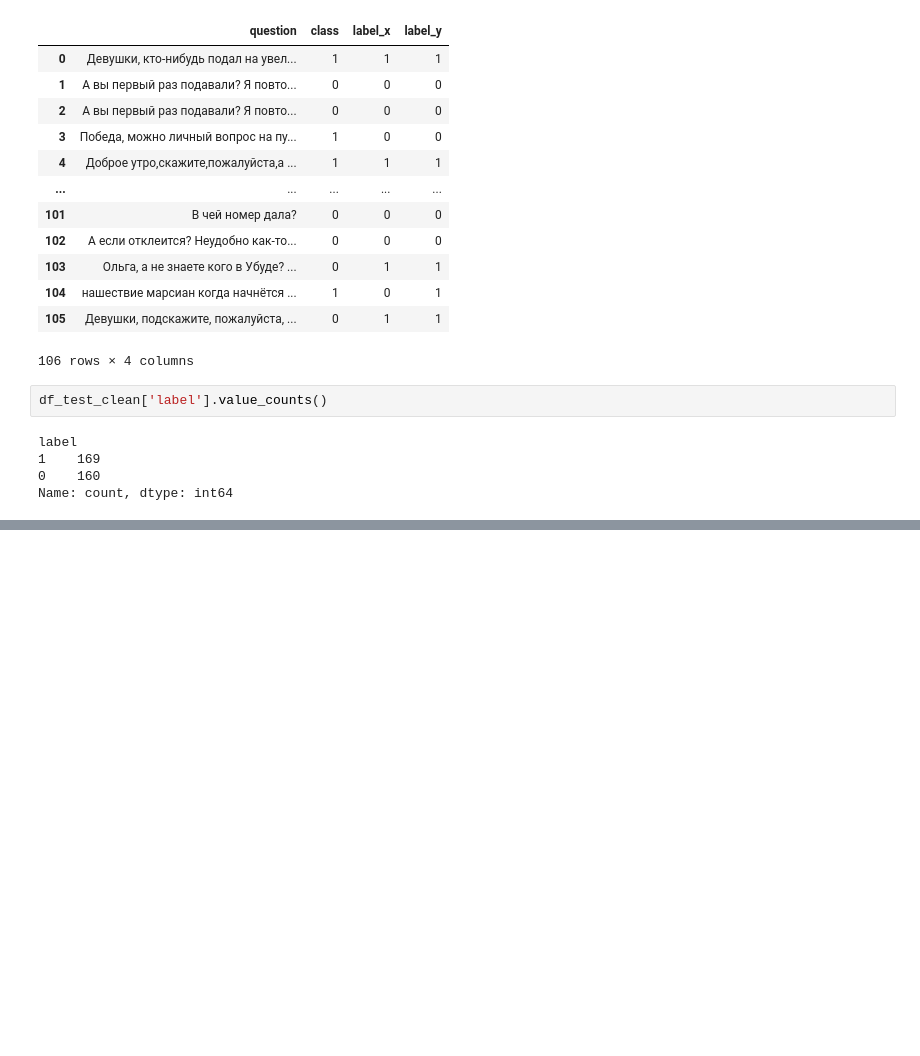
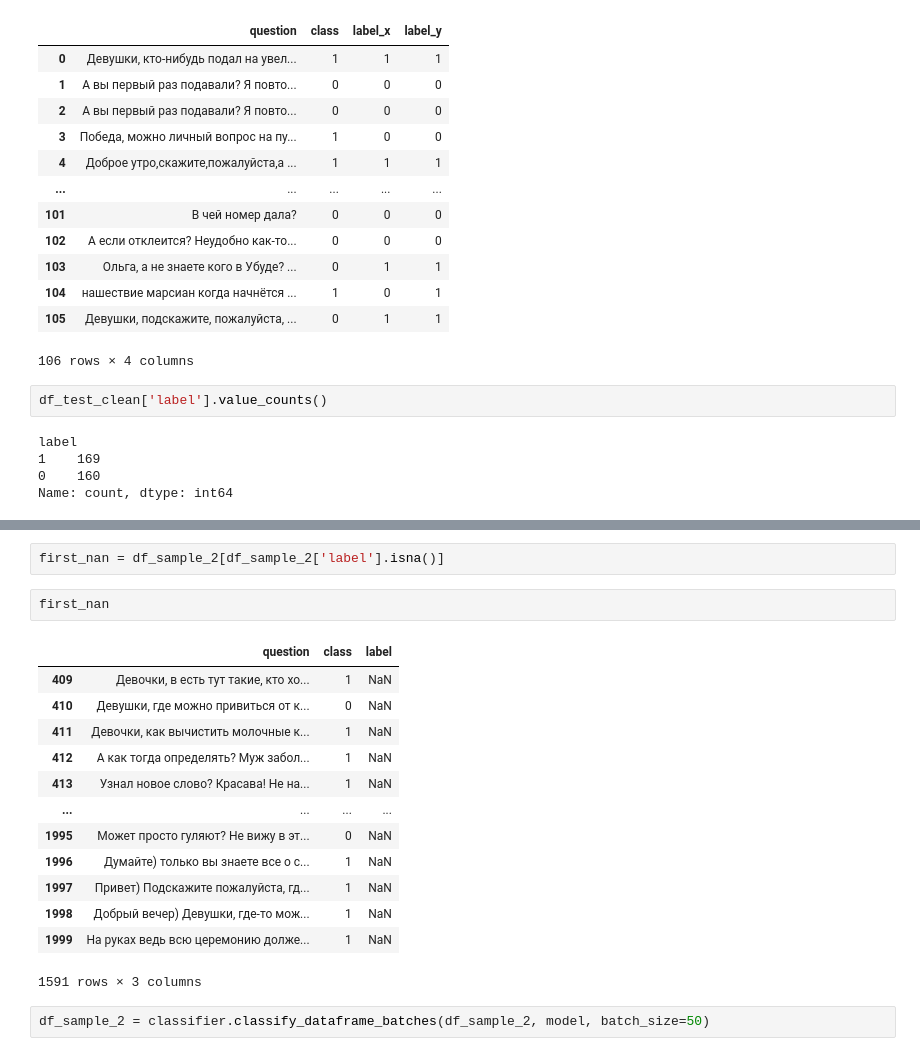
Before and after one commit to Yeegaure/FAQ_autocollector, a Jupyter notebook: llm_labeling_full.ipynb, the cells around one changed output, grey strips where cells are left out. Drawn from its saved outputs; the diff is of its cells as text; blank space fills up the shorter version.

```diff
--- a/llm_labeling_full.ipynb
+++ b/llm_labeling_full.ipynb
@@ -411,0 +547,20 @@ Name: count, dtype: int64
+# %%
+first_nan = df_sample_2[df_sample_2['label'].isna()]
+# %%
+first_nan
+# %% [output]
+|  | question | class | label |
+| 409 | Девочки, в есть тут такие, кто хо... | 1 | NaN |
+| 410 | Девушки, где можно привиться от к... | 0 | NaN |
+| 411 | Девочки, как вычистить молочные к... | 1 | NaN |
+| 412 | А как тогда определять? Муж забол... | 1 | NaN |
+| 413 | Узнал новое слово? Красава! Не на... | 1 | NaN |
+| ... | ... | ... | ... |
+| 1995 | Может просто гуляют? Не вижу в эт... | 0 | NaN |
+| 1996 | Думайте) только вы знаете все о с... | 1 | NaN |
+| 1997 | Привет) Подскажите пожалуйста, гд... | 1 | NaN |
+| 1998 | Добрый вечер) Девушки, где-то мож... | 1 | NaN |
+| 1999 | На руках ведь всю церемонию долже... | 1 | NaN |
+1591 rows × 3 columns
+# %%
+df_sample_2 = classifier.classify_dataframe_batches(df_sample_2, model, batch_size=50)
```
Also changed, not shown: parts of 52 cells of this notebook.
